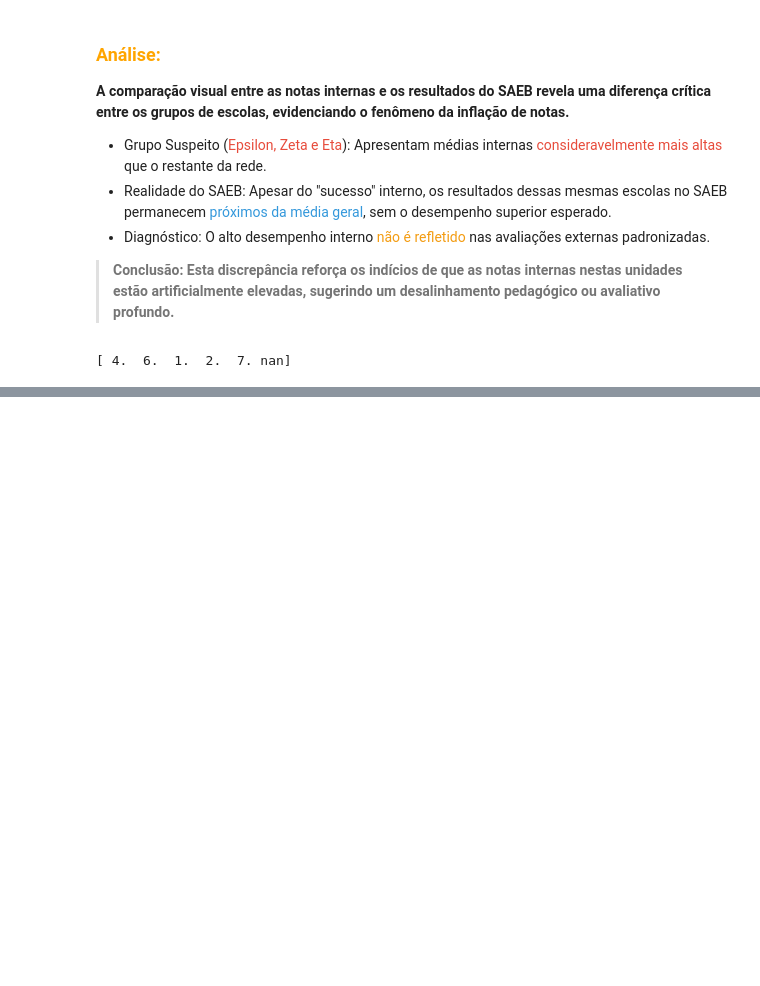
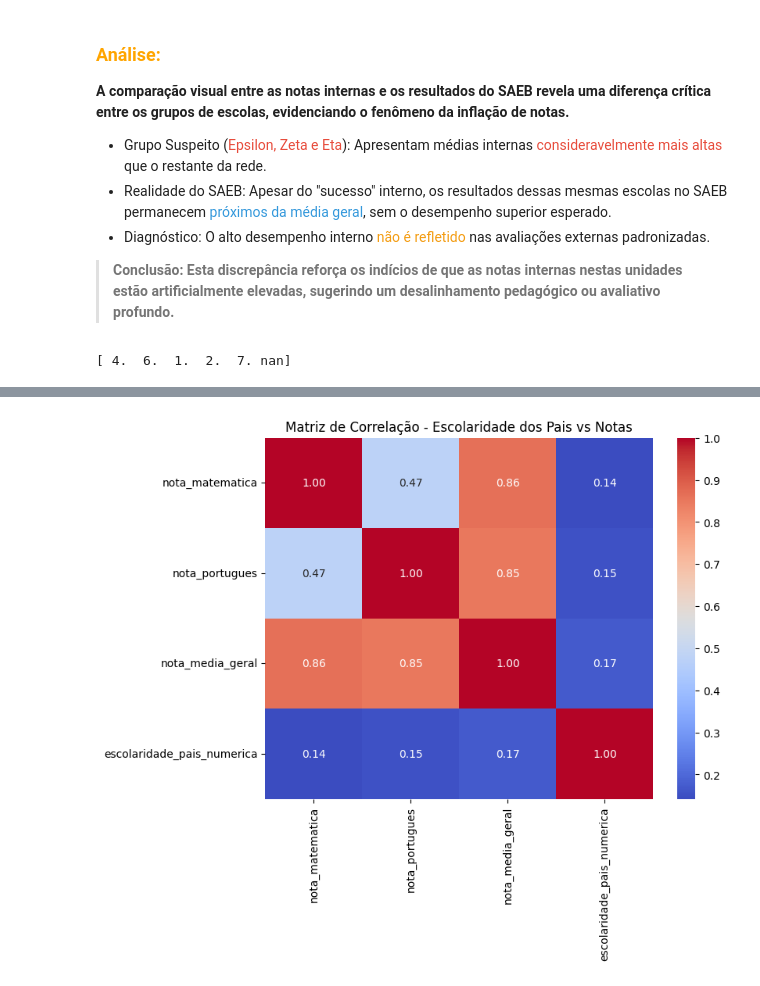
Before and after one commit to jose-alves-fn/operacao-nota-inflada-CDT13, a Jupyter notebook: notebooks/Projeto 04 - Operação Nota Inflada.IPYNB, the cells around one changed output, grey strips where cells are left out. Cells and saved outputs as stored; diff of their text form; code cells hidden in the pictures; blank space fills up the shorter version.

Commit message:
Correção git Matriz de correlação

```diff
--- a/notebooks/Projeto 04 - Operação Nota Inflada.IPYNB
+++ b/notebooks/Projeto 04 - Operação Nota Inflada.IPYNB
@@ -937,0 +920,11 @@ NameError: name 'dados_desempenho' is not defined
+# %%
+colunas_correlacao = [
+    'nota_matematica',
+    'nota_portugues',
+    'nota_media_geral',
+    'escolaridade_pais_numerica'
+]
+
+matriz_correlacao = dados_desempenho[colunas_correlacao].corr()
+
+print(matriz_correlacao)
@@ -937,0 +943,17 @@ NameError: name 'dados_desempenho' is not defined
+# %%
+import seaborn as sns
+import matplotlib.pyplot as plt
+
+plt.figure(figsize=(8,6))
+
+sns.heatmap(
+    matriz_correlacao,
+    annot=True,
+    cmap="coolwarm",
+    fmt=".2f"
+)
+
+plt.title("Matriz de Correlação - Escolaridade dos Pais vs Notas")
+plt.show()
+# %% [output]
+[figure, added]
```
Also changed, not shown: parts of 6 cells of this notebook.
